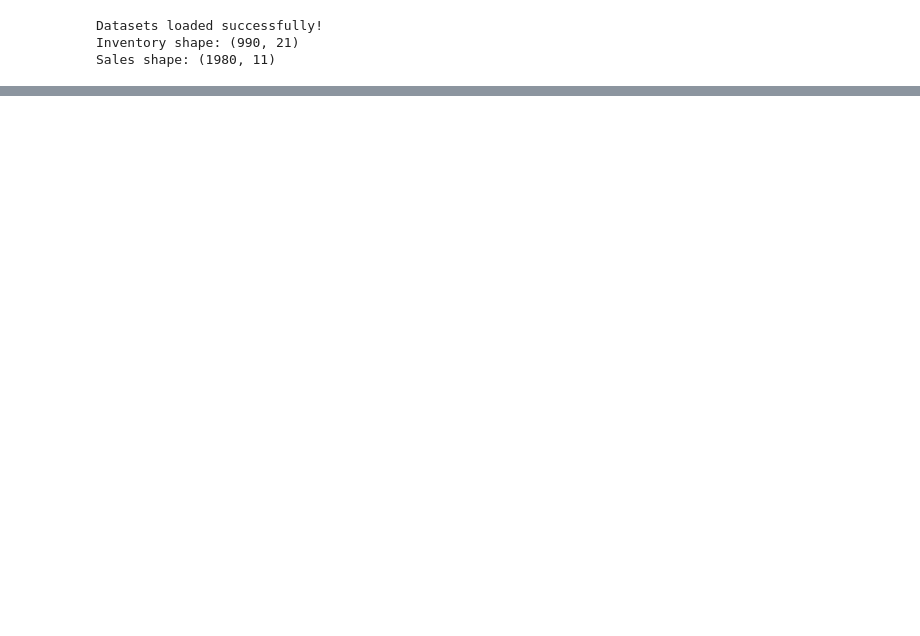
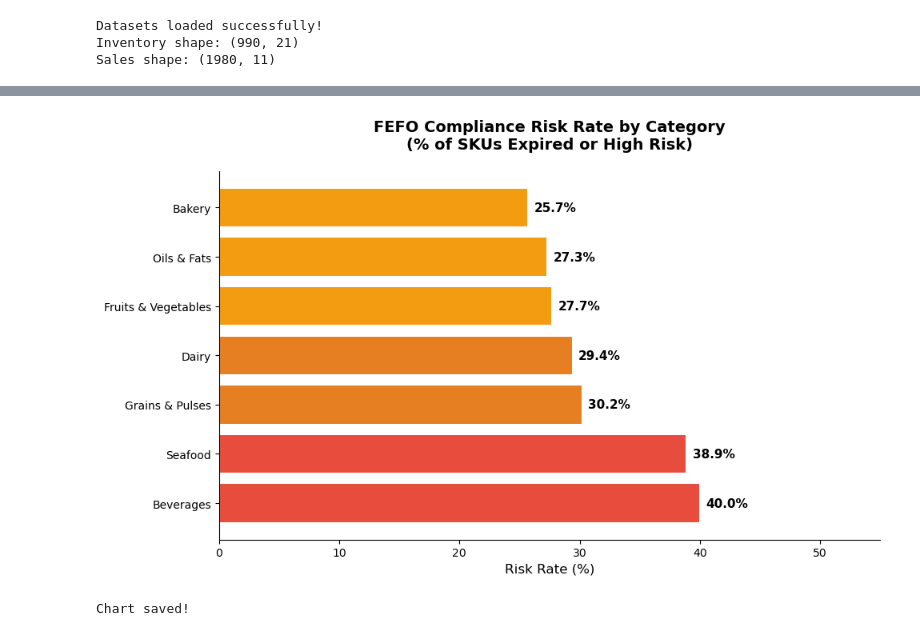
Before and after one commit to ericp-23/food-supply-chain-analysis, a Jupyter notebook: 03_exploratory_analysis.ipynb, the cells around one changed output, grey strips where cells are left out. Drawn from its saved outputs; the diff is of its cells as text; code cells hidden in the pictures; blank space fills up the shorter version.

```diff
--- a/03_exploratory_analysis.ipynb
+++ b/03_exploratory_analysis.ipynb
@@ -47,0 +163,36 @@ AttributeError: 'float' object has no attribute 'round'
+# %%
+# Q2 — Visualization: FEFO Risk Rate by Category
+
+fig, ax = plt.subplots(figsize=(10, 6))
+
+colors = ['#e74c3c' if r >= 35 else '#e67e22' if r >= 28 else '#f39c12'
+          for r in fefo_analysis['risk_rate']]
+
+bars = ax.barh(fefo_analysis['Category'],
+               fefo_analysis['risk_rate'],
+               color=colors,
+               edgecolor='white',
+               linewidth=1.5)
+
+# Add value labels
+for bar, val in zip(bars, fefo_analysis['risk_rate']):
+    ax.text(bar.get_width() + 0.5,
+            bar.get_y() + bar.get_height()/2,
+            f'{val}%',
+            va='center', fontsize=11, fontweight='bold')
+
+ax.set_title('FEFO Compliance Risk Rate by Category\n(% of SKUs Expired or High Risk)',
+             fontsize=14, fontweight='bold', pad=20)
+ax.set_xlabel('Risk Rate (%)', fontsize=12)
+ax.set_xlim(0, 55)
+ax.spines['top'].set_visible(False)
+ax.spines['right'].set_visible(False)
+
+plt.tight_layout()
+plt.savefig('outputs/charts/Q2_fefo_risk_by_category.png', dpi=150, bbox_inches='tight')
+plt.show()
+
+print("Chart saved!")
+# %% [output]
+[figure, added]
+Chart saved!
```
Also changed, not shown: parts of 7 cells of this notebook, 5 other files.
